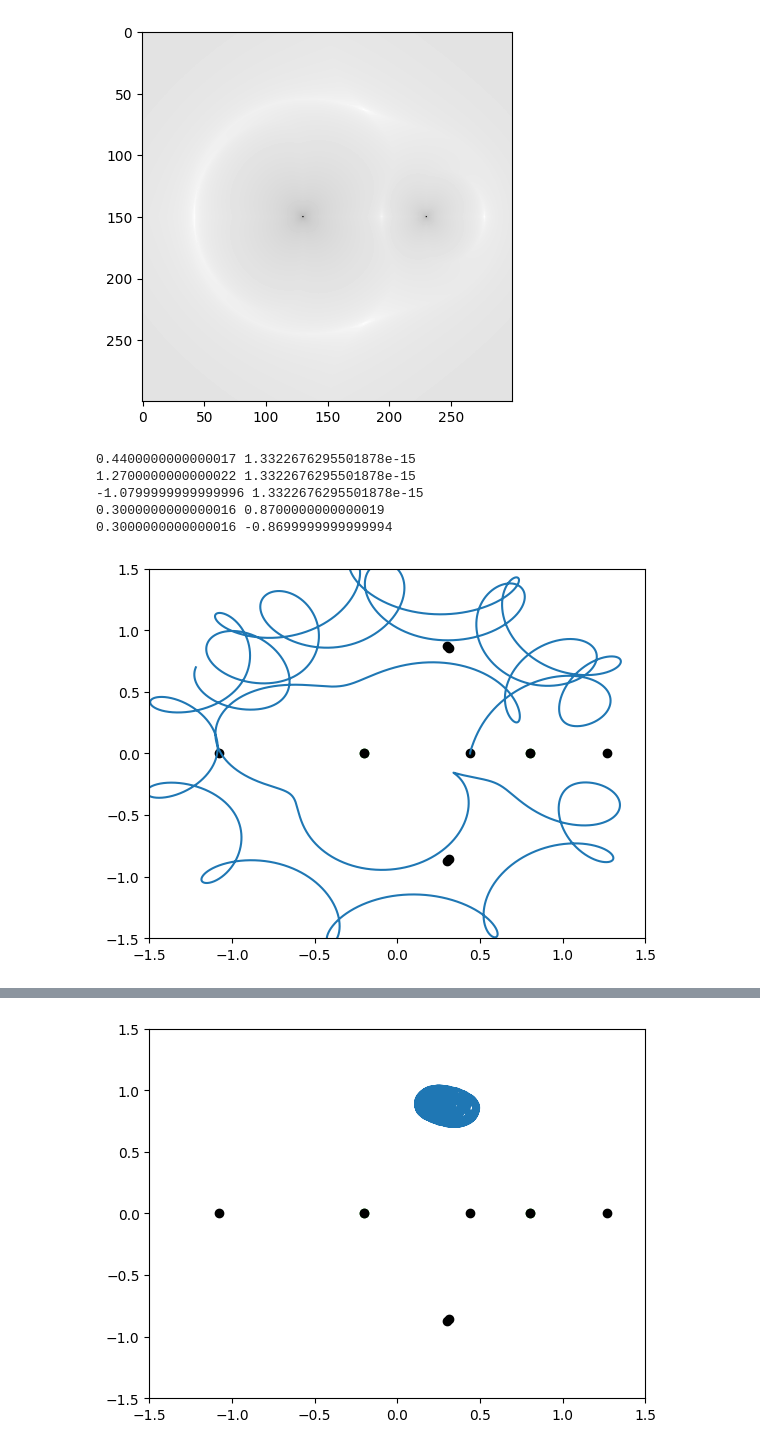
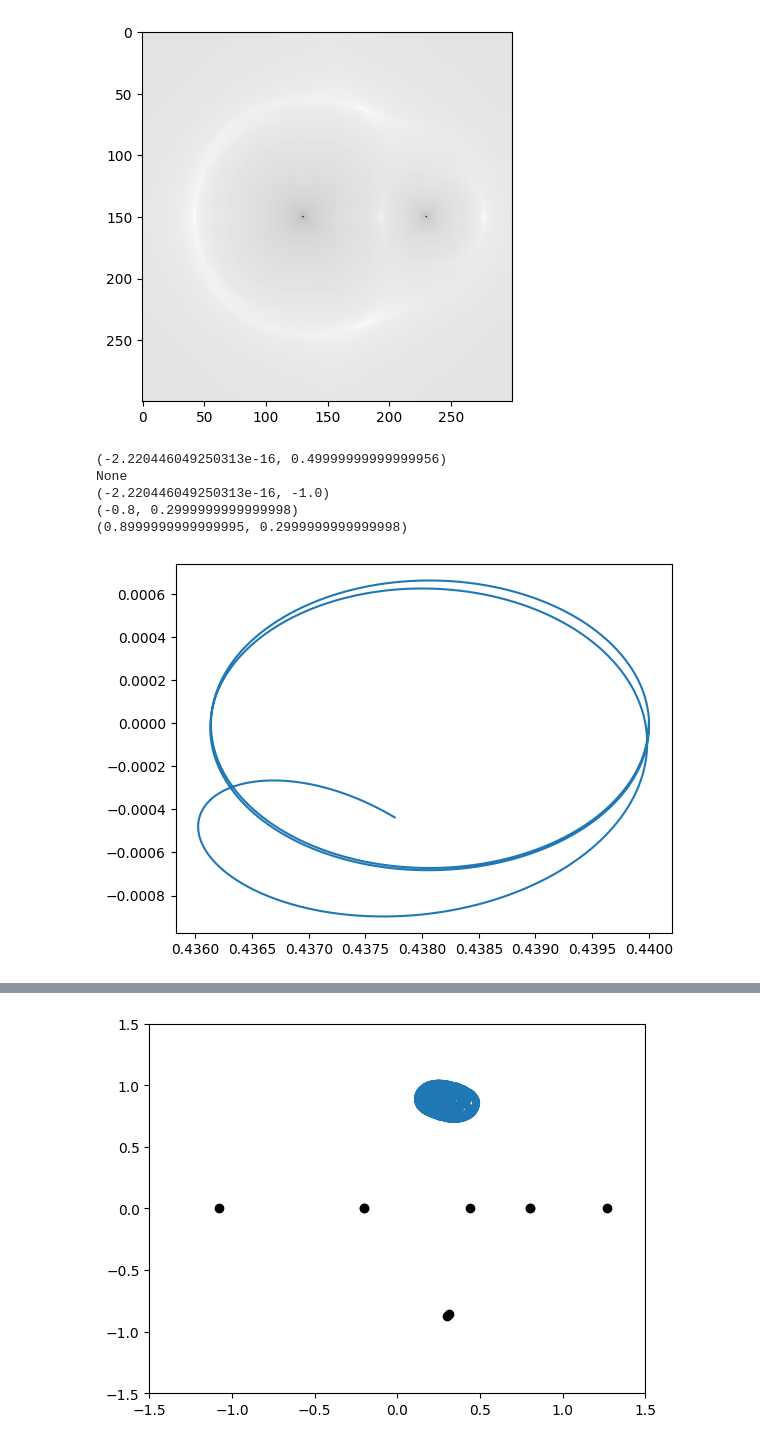
Before and after one commit to ZhizhchenkoA/Mechanic_Project, a Jupyter notebook: Z.ipynb, the cells around one changed output, grey strips where cells are left out. Saved outputs shown, nothing was run; the diff lists cells and outputs as text; code cells hidden in the pictures.

```diff
--- a/Z.ipynb
+++ b/Z.ipynb
@@ -78,7 +89,7 @@ plt.imshow(DAT, cmap='gray')
 [figure]
 # %%
 
-def move(x, y, px=0, py=0, t = 100000):
+def move(x, y, px=0, py=0, t = 100000, scale_large=False):
   delta_t = 0.0001
   X, Y, PX, PY = [x], [y], [px], [py]
   for _ in tqdm(range(t)):
@@ -90,27 +101,44 @@ def move(x, y, px=0, py=0, t = 100000):
     y = Y[-1]
     px = PX[-1]
     py = PY[-1]
-  plt.scatter([-mu, 1 - mu], [0, 0], c='green')
+
   plt.plot(X, Y)
-  plt.scatter(ans_x, ans_y, c='black')
-  plt.xlim(-1.5, 1.5)
-  plt.ylim(-1.5, 1.5)
+  if scale_large:
+    plt.scatter([-mu, 1 - mu], [0, 0], c='green')
+    plt.scatter(ans_x, ans_y, c='black')
+    plt.xlim(-1.5, 1.5)
+    plt.ylim(-1.5, 1.5)
   plt.show()
 # %%
 
 L_x = [ans_x[6], ans_x[8], ans_x[0], ans_x[3], ans_x[2]]
 L_y = [ans_y[6], ans_y[8], ans_y[0], ans_y[3], ans_y[2]]
+delta = 0.1
+px_arr = np.arange(-1, 1, delta)
+py_arr = np.arange(-1, 1, delta)
 
-# for i in range(5):
-#   print(L_x[i], L_y[i])
+def ext_h(i):
+    epsilon = 0
+
+    x = L_x[i]
+    y = L_y[i]
+
+    for px in px_arr:
+        for py in py_arr:
+            if diff_h_px(x, y, px, py) * diff_h_px(x, y, px - delta, py) < epsilon and \
+                diff_h_py(x, y, px, py) * diff_h_py(x, y, px, py - delta) < epsilon:
+
+               return (px, py)
+for i in range(5):
+    print(ext_h(i))
 # %% [output]
-0.4400000000000017 1.3322676295501878e-15
-1.2700000000000022 1.3322676295501878e-15
--1.0799999999999996 1.3322676295501878e-15
-0.3000000000000016 0.8700000000000019
-0.3000000000000016 -0.8699999999999994
+(-2.220446049250313e-16, 0.49999999999999956)
+None
+(-2.220446049250313e-16, -1.0)
+(-0.8, 0.2999999999999998)
+(0.8999999999999995, 0.2999999999999998)
 # %%
-L1 = move(L_x[0], L_y[0], px=0.45, py=0.4588, t=100000)
+L1 = move(L_x[0] - 1e-6, L_y[0], px=0, py=0.4371024, t=40000)
 # %% [output]
-[figure, old version]
+[figure, new version]
 # %%
```
Also changed, not shown: parts of 4 cells of this notebook.
